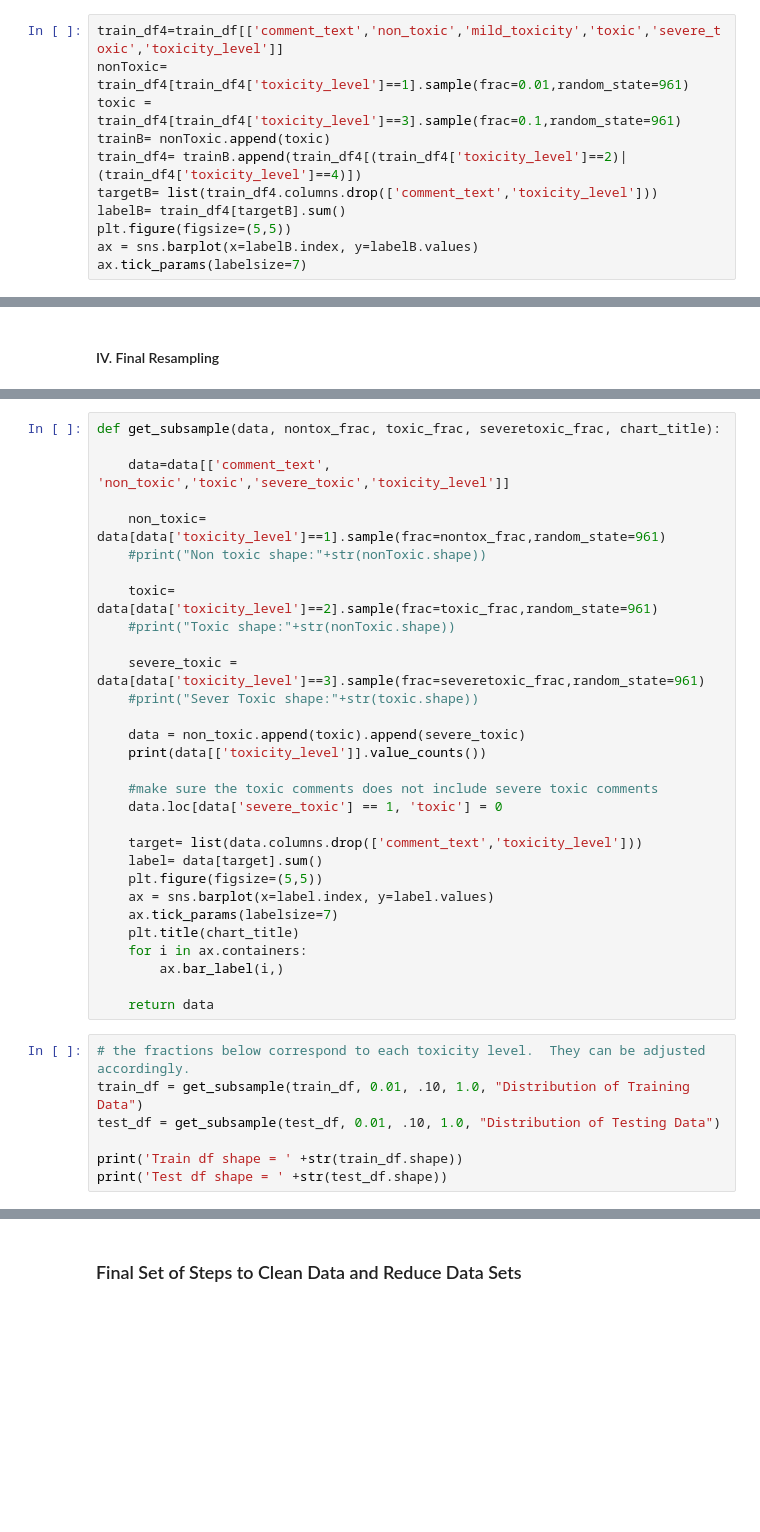
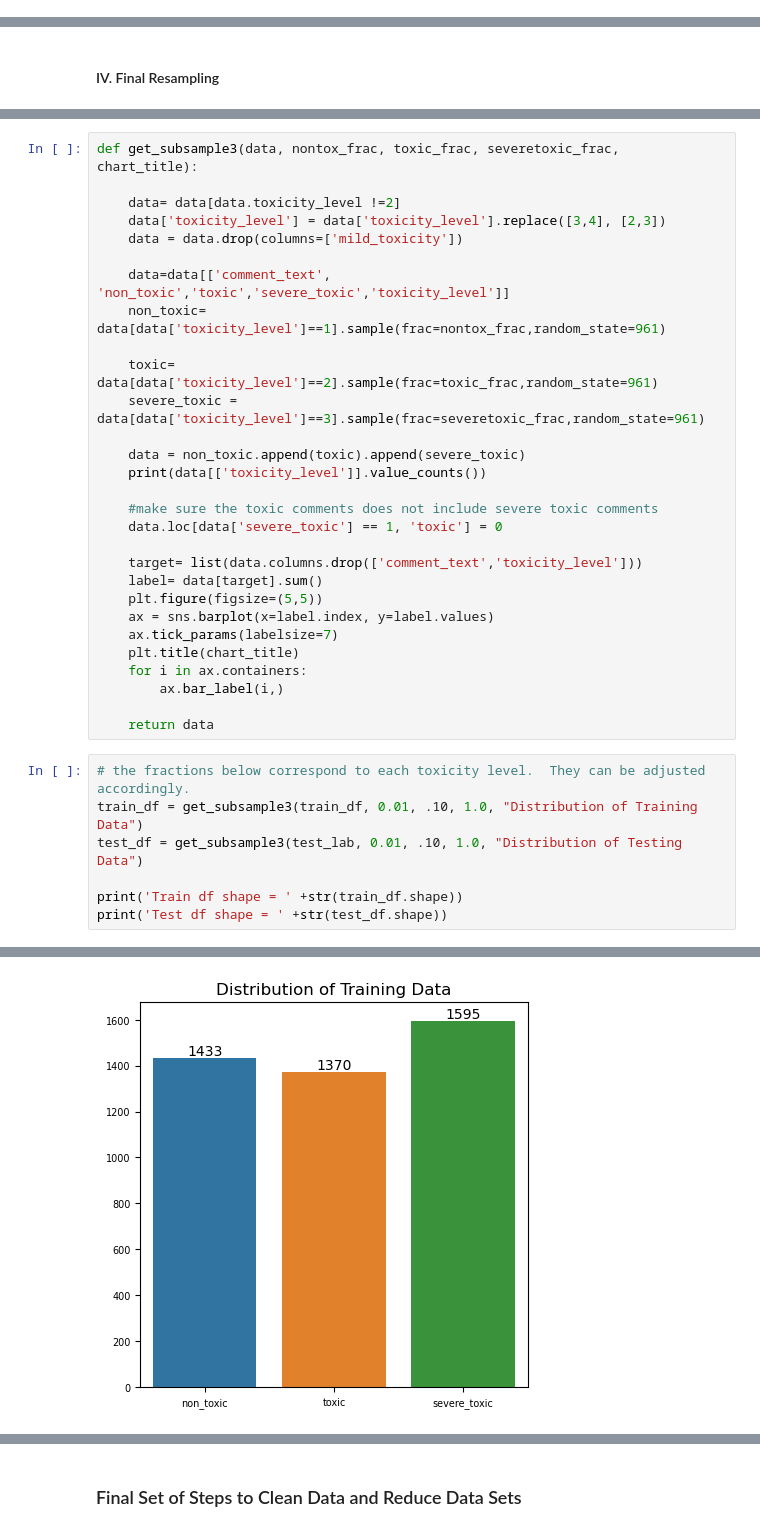
Before and after one commit to jjbocek/ToxicApp, a Jupyter notebook: Final_Project/Toxic_App_Exploratory_Data_Cleaning.ipynb, the cells around one changed output, grey strips where cells are left out. Saved outputs shown, nothing was run; the diff lists cells and outputs as text; blank space fills up the shorter version.

```diff
--- a/Final_Project/Toxic_App_Exploratory_Data_Cleaning.ipynb
+++ b/Final_Project/Toxic_App_Exploratory_Data_Cleaning.ipynb
@@ -227,14 +272,3 @@ test_df4 = get_subsample4(test_df, 0.01, .10)
-# %%
-train_df4=train_df[['comment_text','non_toxic','mild_toxicity','toxic','severe_toxic','toxicity_level']]
-nonToxic= train_df4[train_df4['toxicity_level']==1].sample(frac=0.01,random_state=961)
-toxic = train_df4[train_df4['toxicity_level']==3].sample(frac=0.1,random_state=961)
-trainB= nonToxic.append(toxic)
-train_df4= trainB.append(train_df4[(train_df4['toxicity_level']==2)|(train_df4['toxicity_level']==4)])
-targetB= list(train_df4.columns.drop(['comment_text','toxicity_level']))
-labelB= train_df4[targetB].sum()
-plt.figure(figsize=(5,5))
-ax = sns.barplot(x=labelB.index, y=labelB.values)
-ax.tick_params(labelsize=7)
 # %% [markdown]
 #### II. Text Preprocessing
 
@@ -361,16 +393,15 @@ train_df,
 # %%
-def get_subsample(data, nontox_frac, toxic_frac, severetoxic_frac, chart_title):
+def get_subsample3(data, nontox_frac, toxic_frac, severetoxic_frac, chart_title):
+
+    data= data[data.toxicity_level !=2]
+    data['toxicity_level'] = data['toxicity_level'].replace([3,4], [2,3])
+    data = data.drop(columns=['mild_toxicity'])
 
     data=data[['comment_text', 'non_toxic','toxic','severe_toxic','toxicity_level']]
-
     non_toxic= data[data['toxicity_level']==1].sample(frac=nontox_frac,random_state=961)
-    #print("Non toxic shape:"+str(nonToxic.shape))
 
     toxic= data[data['toxicity_level']==2].sample(frac=toxic_frac,random_state=961)
-    #print("Toxic shape:"+str(nonToxic.shape))
-
     severe_toxic = data[data['toxicity_level']==3].sample(frac=severetoxic_frac,random_state=961)
-    #print("Sever Toxic shape:"+str(toxic.shape))
 
     data = non_toxic.append(toxic).append(severe_toxic)
     print(data[['toxicity_level']].value_counts())
@@ -390,8 +421,9 @@ def get_subsample(data, nontox_frac, toxic_frac, severetoxic_frac, chart_title):
     return data
 # %%
 # the fractions below correspond to each toxicity level.  They can be adjusted accordingly.
-train_df = get_subsample(train_df, 0.01, .10, 1.0, "Distribution of Training Data")
-test_df = get_subsample(test_df, 0.01, .10, 1.0, "Distribution of Testing Data")
+train_df = get_subsample3(train_df, 0.01, .10, 1.0, "Distribution of Training Data")
+test_df = get_subsample3(test_lab, 0.01, .10, 1.0, "Distribution of Testing Data")
 
 print('Train df shape = ' +str(train_df.shape))
 print('Test df shape = ' +str(test_df.shape))
+# %% [output]
@@ -397,0 +442 @@ print('Test df shape = ' +str(test_df.shape))
+[figure, added]
```
Also changed, not shown: parts of 28 cells of this notebook.
